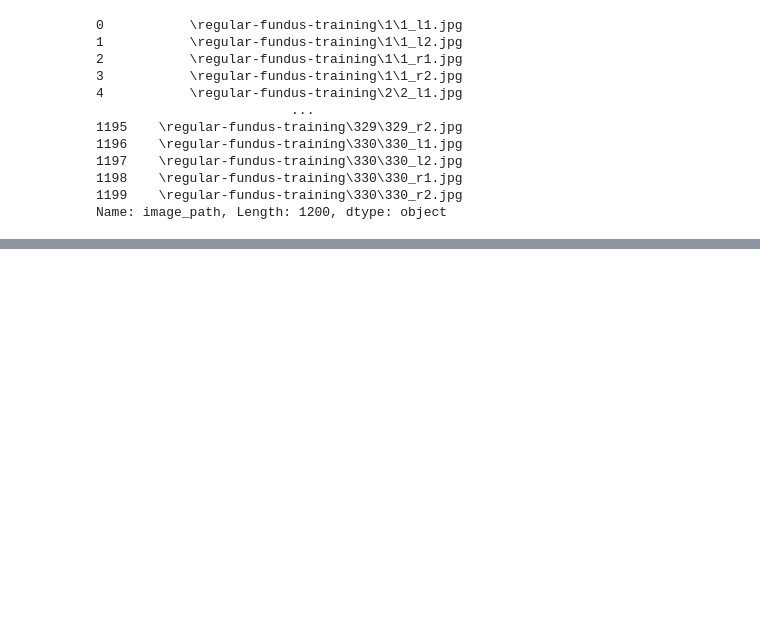
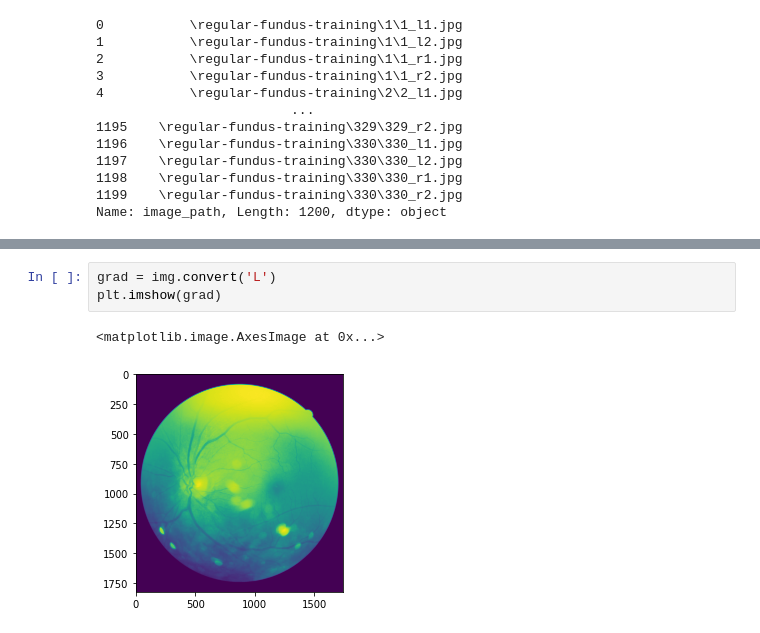
Before and after one commit to shikharmay7/DiabeticRetinopathy, a Jupyter notebook: DRGrading.ipynb, the cells around one changed output, grey strips where cells are left out. Cells and saved outputs as stored; diff of their text form; blank space fills up the shorter version.

```diff
--- a/DRGrading.ipynb
+++ b/DRGrading.ipynb
@@ -82,0 +153,6 @@ ValueError: ignored
+# %%
+grad = img.convert('L')
+plt.imshow(grad)
+# %% [output]
+<matplotlib.image.AxesImage at 0x...>
+[figure, added]
```
Also changed, not shown: parts of 36 cells of this notebook.
